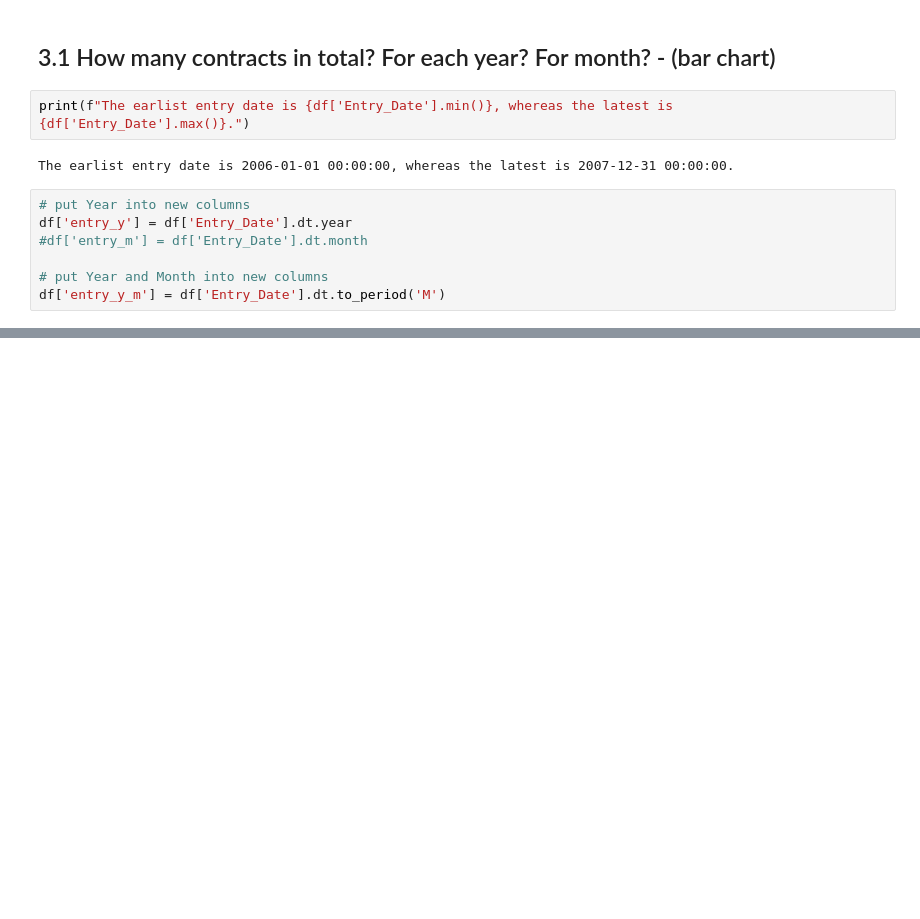
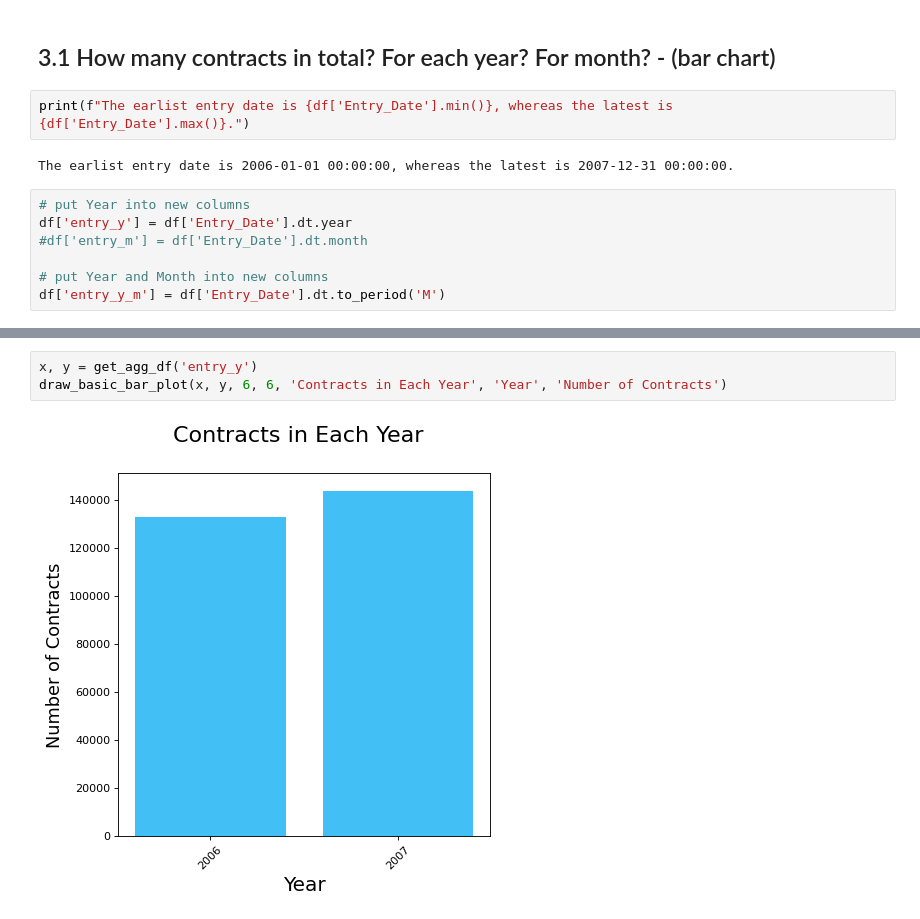
Before and after one commit to yanglinjing/vmor, a Jupyter notebook: Bank_customer_30.ipynb, the cells around one changed output, grey strips where cells are left out. Saved outputs shown, nothing was run; the diff lists cells and outputs as text; blank space fills up the shorter version.

```diff
--- a/Bank_customer_30.ipynb
+++ b/Bank_customer_30.ipynb
@@ -358,3 +453,8 @@ result_contract_m = df.groupby('entry_y_m').agg({"Contract_Number": "count"})
+# %%
+x, y = get_agg_df('entry_y')
+draw_basic_bar_plot(x, y, 6, 6, 'Contracts in Each Year', 'Year', 'Number of Contracts')
+# %% [output]
+[figure, added]
 # %%
 # separate into 2 groups: has arrears or not
 df.groupby(['entry_y_m', 'has_arrears']).agg({"Contract_Number": "count"})
```
Also changed, not shown: parts of 11 cells of this notebook.
